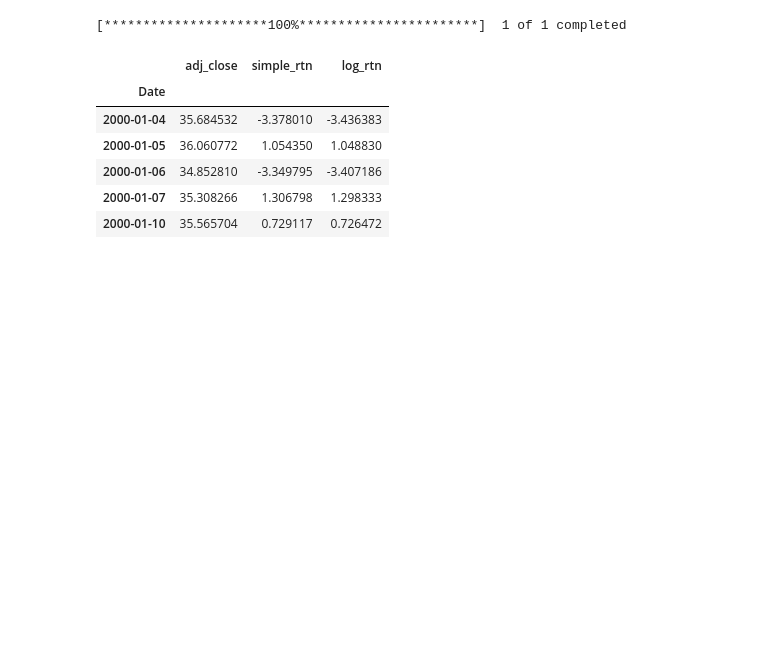
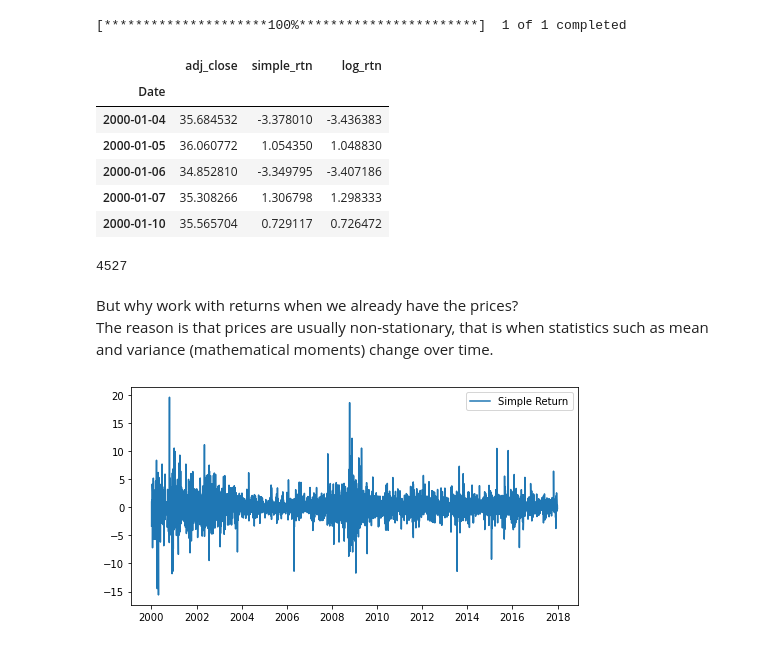
Before and after one commit to Rhuck1/Bitcoin-Price-Analysis, a Jupyter notebook: into_quant_finance.ipynb, the cells around one changed output. Saved outputs shown, nothing was run; the diff lists cells and outputs as text; code cells hidden in the pictures; blank space fills up the shorter version.

```diff
--- a/into_quant_finance.ipynb
+++ b/into_quant_finance.ipynb
@@ -35,3 +36,17 @@ df.head()
 | 2000-01-06 | 34.852810 | -3.349795 | -3.407186 |
 | 2000-01-07 | 35.308266 | 1.306798 | 1.298333 |
 | 2000-01-10 | 35.565704 | 0.729117 | 0.726472 |
+# %%
+len(df)
+# %% [output]
+4527
+# %% [markdown]
+But why work with returns when we already have the prices?
+The reason is that prices are usually non-stationary, that is when statistics such as mean and variance (mathematical moments) change over time.
+# %%
+fig, ax = plt.subplots(figsize=(8, 4))
+
+ax.plot(df['simple_rtn'], label='Simple Return')
+ax.legend();
+# %% [output]
+[figure, added]
```
Also changed, not shown: parts of 3 cells of this notebook.
